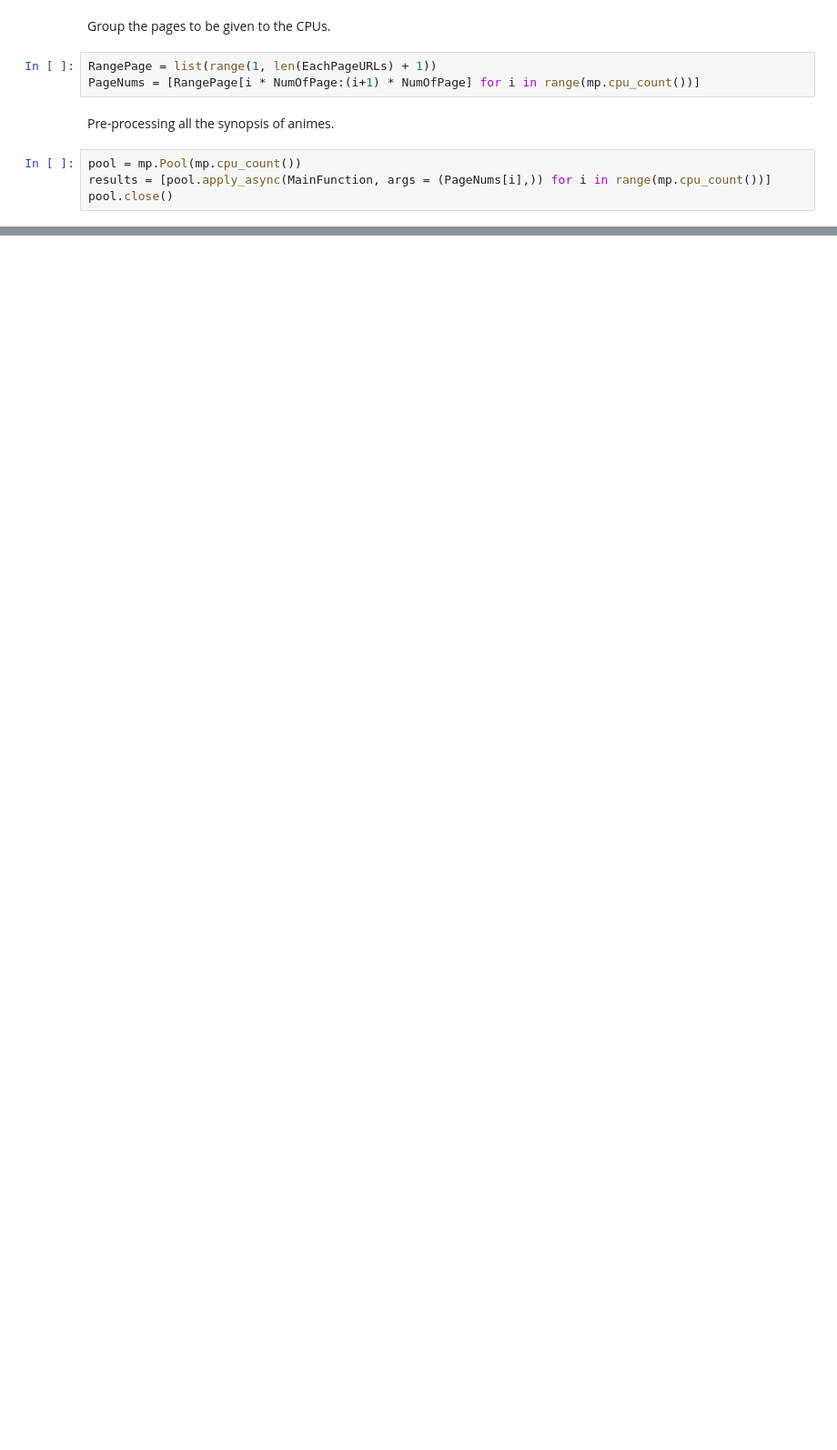
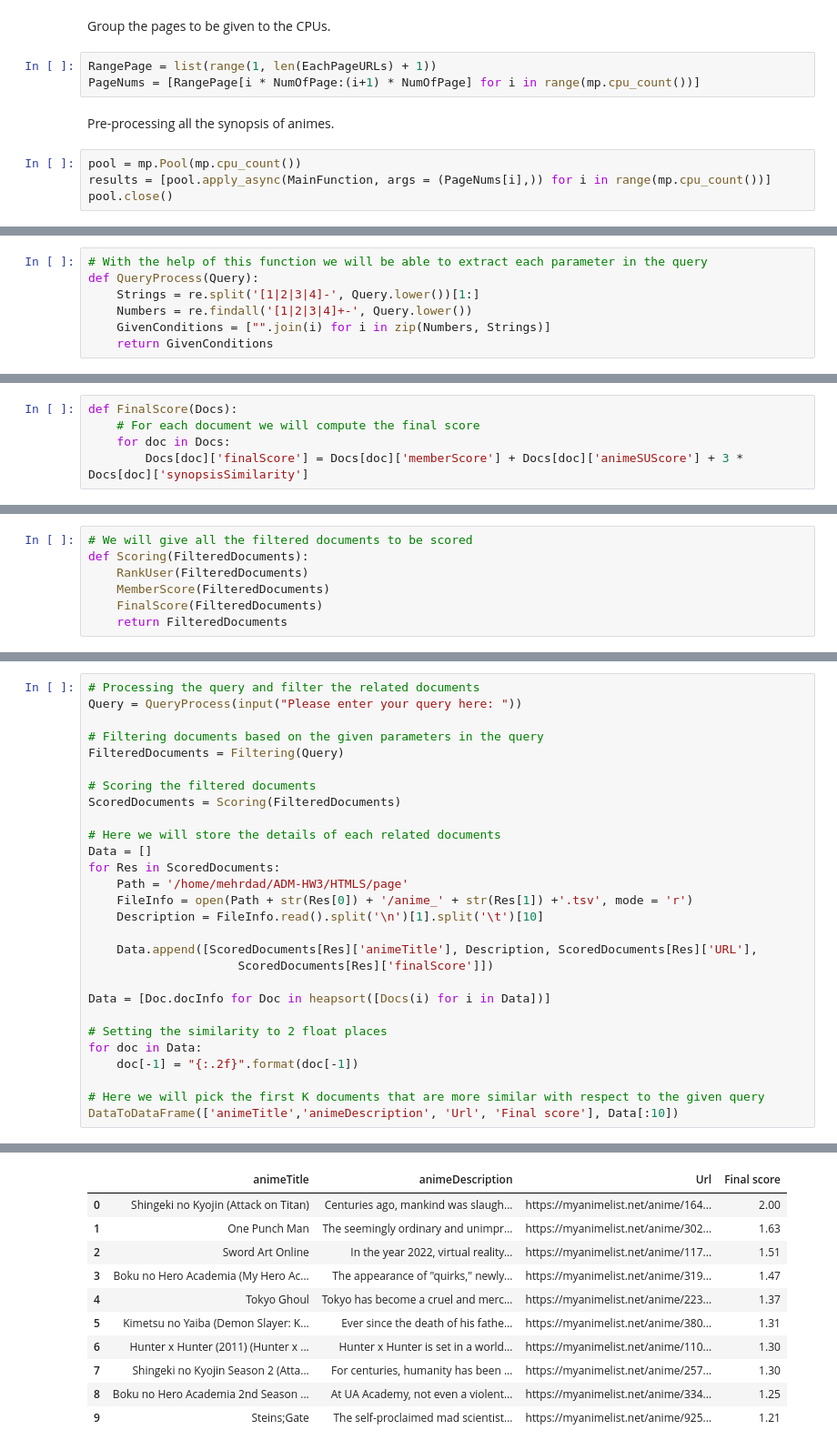
Before and after one commit to mehrdadhz-77/Finding-the-best-anime, a Jupyter notebook: main.ipynb, the cells around one changed output, grey strips where cells are left out. Shown at 91% size. Drawn from its saved outputs; the diff is of its cells as text; blank space fills up the shorter version.

```diff
--- a/main.ipynb
+++ b/main.ipynb
@@ -626,0 +1298,7 @@ GetStaff(Webpage)
+# %%
+# With the help of this function we will be able to extract each parameter in the query
+def QueryProcess(Query):
+    Strings = re.split('[1|2|3|4]-', Query.lower())[1:]
+    Numbers = re.findall('[1|2|3|4]+-', Query.lower())
+    GivenConditions = ["".join(i) for i in zip(Numbers, Strings)]
+    return GivenConditions
@@ -626,0 +1492,5 @@ GetStaff(Webpage)
+# %%
+def FinalScore(Docs):
+    # For each document we will compute the final score
+    for doc in Docs:
+        Docs[doc]['finalScore'] = Docs[doc]['memberScore'] + Docs[doc]['animeSUScore'] + 3 * Docs[doc]['synopsisSimilarity']
@@ -626,0 +1501,7 @@ GetStaff(Webpage)
+# %%
+# We will give all the filtered documents to be scored
+def Scoring(FilteredDocuments):
+    RankUser(FilteredDocuments)
+    MemberScore(FilteredDocuments)
+    FinalScore(FilteredDocuments)
+    return FilteredDocuments
@@ -626,0 +1517,29 @@ GetStaff(Webpage)
+# %%
+# Processing the query and filter the related documents
+Query = QueryProcess(input("Please enter your query here: "))
+
+# Filtering documents based on the given parameters in the query
+FilteredDocuments = Filtering(Query)
+
+# Scoring the filtered documents
+ScoredDocuments = Scoring(FilteredDocuments)
+
+# Here we will store the details of each related documents
+Data = []
+for Res in ScoredDocuments:
+    Path = '/home/mehrdad/ADM-HW3/HTMLS/page'
+    FileInfo = open(Path + str(Res[0]) + '/anime_' + str(Res[1]) +'.tsv', mode = 'r')
+    Description = FileInfo.read().split('\n')[1].split('\t')[10]
+
+    Data.append([ScoredDocuments[Res]['animeTitle'], Description, ScoredDocuments[Res]['URL'],
+                     ScoredDocuments[Res]['finalScore']])
+
+Data = [Doc.docInfo for Doc in heapsort([Docs(i) for i in Data])]
+
+# Setting the similarity to 2 float places
+for doc in Data:
+    doc[-1] = "{:.2f}".format(doc[-1])
+
+# Here we will pick the first K documents that are more similar with respect to the given query
+DataToDataFrame(['animeTitle','animeDescription', 'Url', 'Final score'], Data[:10])
+# %% [output]
@@ -626,0 +1547,11 @@ GetStaff(Webpage)
+|  | animeTitle | animeDescription | Url | Final score |
+| 0 | Shingeki no Kyojin (Attack on Titan) | Centuries ago, mankind was slaugh... | https://myanimelist.net/anime/164... | 2.00 |
+| 1 | One Punch Man | The seemingly ordinary and unimpr... | https://myanimelist.net/anime/302... | 1.63 |
+| 2 | Sword Art Online | In the year 2022, virtual reality... | https://myanimelist.net/anime/117... | 1.51 |
+| 3 | Boku no Hero Academia (My Hero Ac... | The appearance of "quirks," newly... | https://myanimelist.net/anime/319... | 1.47 |
+| 4 | Tokyo Ghoul | Tokyo has become a cruel and merc... | https://myanimelist.net/anime/223... | 1.37 |
+| 5 | Kimetsu no Yaiba (Demon Slayer: K... | Ever since the death of his fathe... | https://myanimelist.net/anime/380... | 1.31 |
+| 6 | Hunter x Hunter (2011) (Hunter x ... | Hunter x Hunter is set in a world... | https://myanimelist.net/anime/110... | 1.30 |
+| 7 | Shingeki no Kyojin Season 2 (Atta... | For centuries, humanity has been ... | https://myanimelist.net/anime/257... | 1.30 |
+| 8 | Boku no Hero Academia 2nd Season ... | At UA Academy, not even a violent... | https://myanimelist.net/anime/334... | 1.25 |
+| 9 | Steins;Gate | The self-proclaimed mad scientist... | https://myanimelist.net/anime/925... | 1.21 |
```
Also changed, not shown: parts of 213 cells of this notebook.
